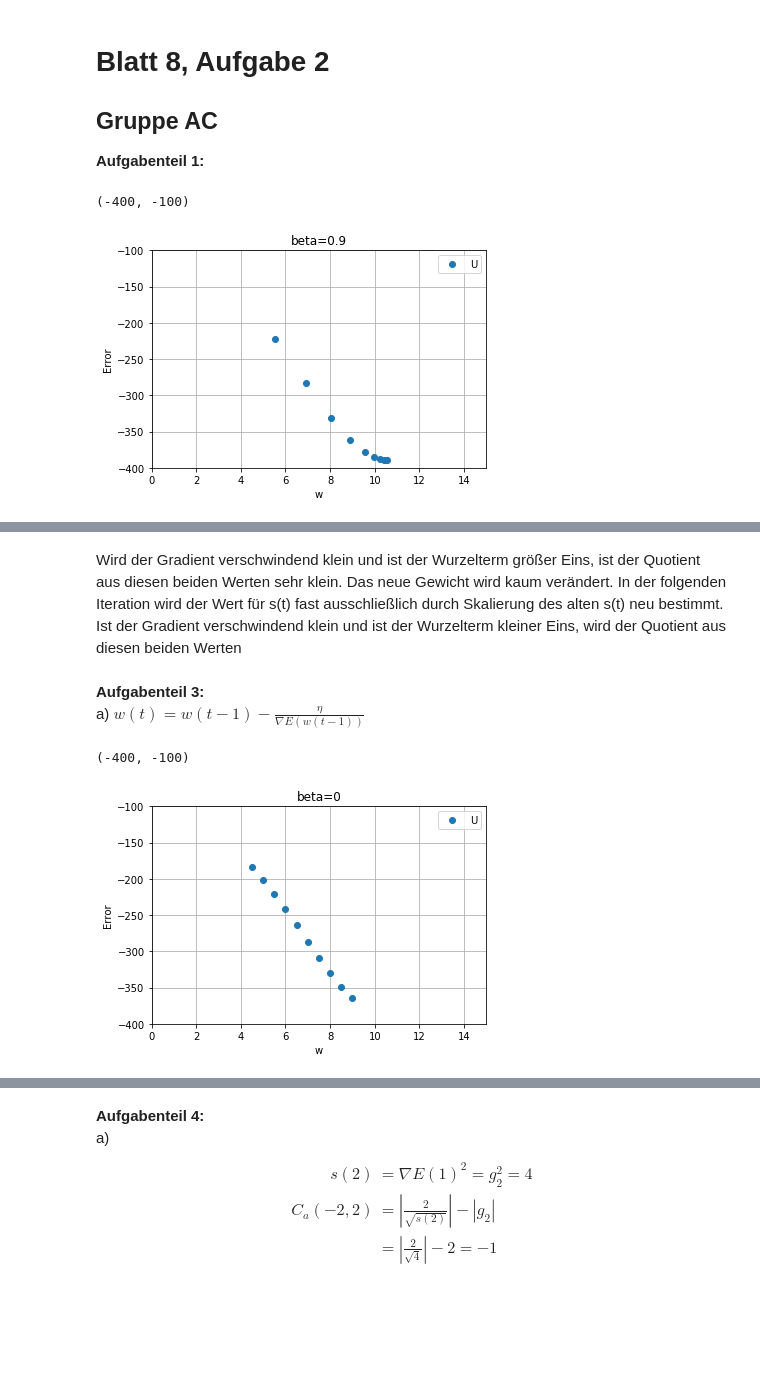
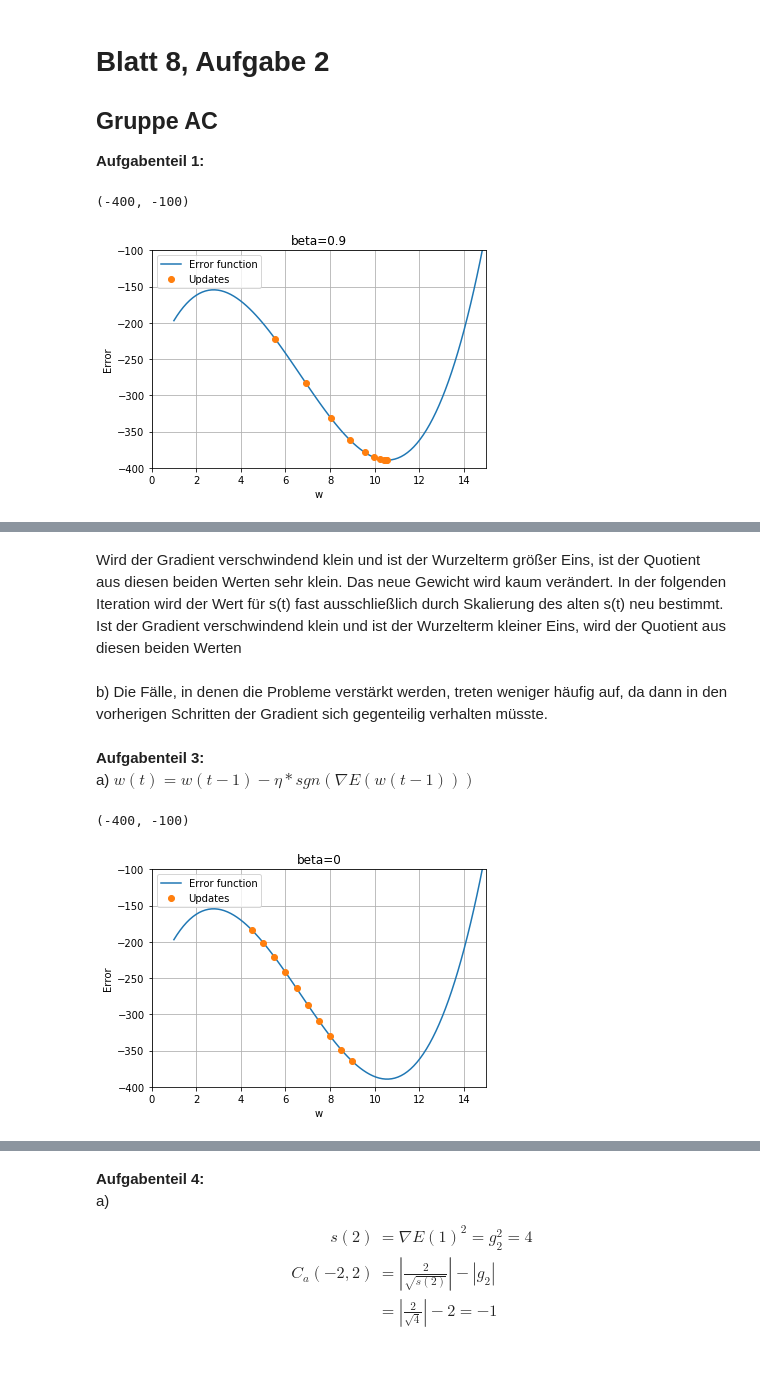
Before and after one commit to vallmeister/Neuro-AC, a Jupyter notebook: blatt08/Blatt08_A2.ipynb, the cells around one changed output, grey strips where cells are left out. Drawn from its saved outputs; the diff is of its cells as text; code cells hidden in the pictures; blank space fills up the shorter version.

```diff
--- a/blatt08/Blatt08_A2.ipynb
+++ b/blatt08/Blatt08_A2.ipynb
@@ -34,39 +34,49 @@ def adaptive(eta, beta, iterations):
 # %%
 eta = 0.5
 beta = 0.9
 E, w = adaptive(eta,beta,10)
 
 plt.figure(1)
-plt.plot(w[1:], E, 'o')
-# Never forget to label your data and describe your axes
-plt.legend(('Updates'))
+
+t = np.linspace(1, 15, num = 100)
+error_fun = np.zeros(100)
+for i in range(100):
+    error_fun[i] = error(t[i])
+plt.plot(t, error_fun, label = 'Error function')
+
+plt.plot(w[1:], E, 'o', label = 'Updates')
+
+plt.legend()
 plt.xlabel('w')
 plt.ylabel('Error')
 plt.title('beta=0.9');
 plt.grid(True)
 axes = plt.gca()
 axes.set_xlim([0,15])
 axes.set_ylim([-400,-100])
 # %% [output]
 (-400, -100)
-[figure, old version]
+[figure, new version]
 # %% [markdown]
 __Aufgabenteil 2:__ <br>
 ![title](table1.png) <br>
 # %% [markdown]
 Wird der Gradient verschwindend klein und ist der Wurzelterm größer Eins, ist der Quotient aus diesen beiden Werten sehr klein. Das neue Gewicht wird kaum verändert. In der folgenden Iteration wird der Wert für s(t) fast ausschließlich durch Skalierung des alten s(t) neu bestimmt.
 Ist der Gradient verschwindend klein und ist der Wurzelterm kleiner Eins, wird der Quotient aus diesen beiden Werten
+# %% [markdown]
+b) Die Fälle, in denen die Probleme verstärkt werden, treten weniger häufig auf, da dann in den vorherigen Schritten der Gradient sich gegenteilig verhalten müsste.
 # %% [markdown]
 __Aufgabenteil 3:__ <br>
-a) $w(t) = w(t-1) - \frac{\eta}{\nabla E(w(t-1))}$ <br>
+a) $w(t) = w(t-1) - \eta * sgn(\nabla E(w(t-1)))$ <br>
 # %%
 beta = 0
 E2, w2 = adaptive(eta,beta,10)
 
 plt.figure(1)
-plt.plot(w2[1:], E2, 'o')
-# Never forget to label your data and describe your axes
-plt.legend(('Updates'))
+plt.plot(t, error_fun, label = 'Error function')
+plt.plot(w2[1:], E2, 'o', label = 'Updates')
+
+plt.legend()
 plt.xlabel('w')
 plt.ylabel('Error')
 plt.title('beta=0');
@@ -76,6 +86,6 @@ axes.set_xlim([0,15])
 axes.set_ylim([-400,-100])
 # %% [output]
 (-400, -100)
-[figure, old version]
+[figure, new version]
 # %% [markdown]
 b) Die Informationen des vorherigen Gradienten gehen verloren und es wird nur noch der aktuelle Gradient betrachtet. Das Ergebnis hängt weiterhin kaum von der betragsmäßigen Größe des Gradientens, sondern hauptsächlich von dessen Vorzeichen ab. Der Fehler verhält sich nun linear zum Anstieg von w. Dies passt zur linearen Gleichung, die aus (2) mit beta=0 resultiert.<br>
```
Also changed, not shown: parts of 2 cells of this notebook.
